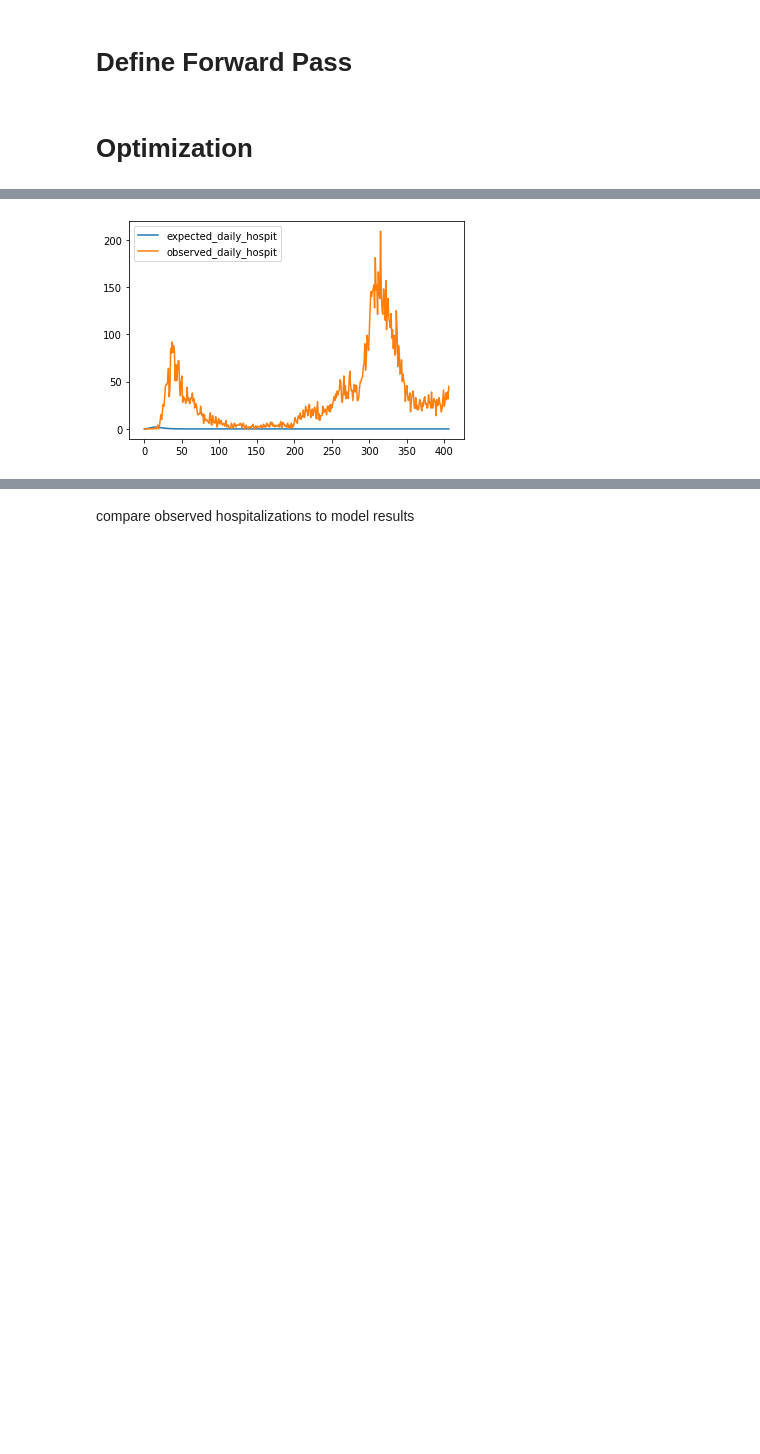
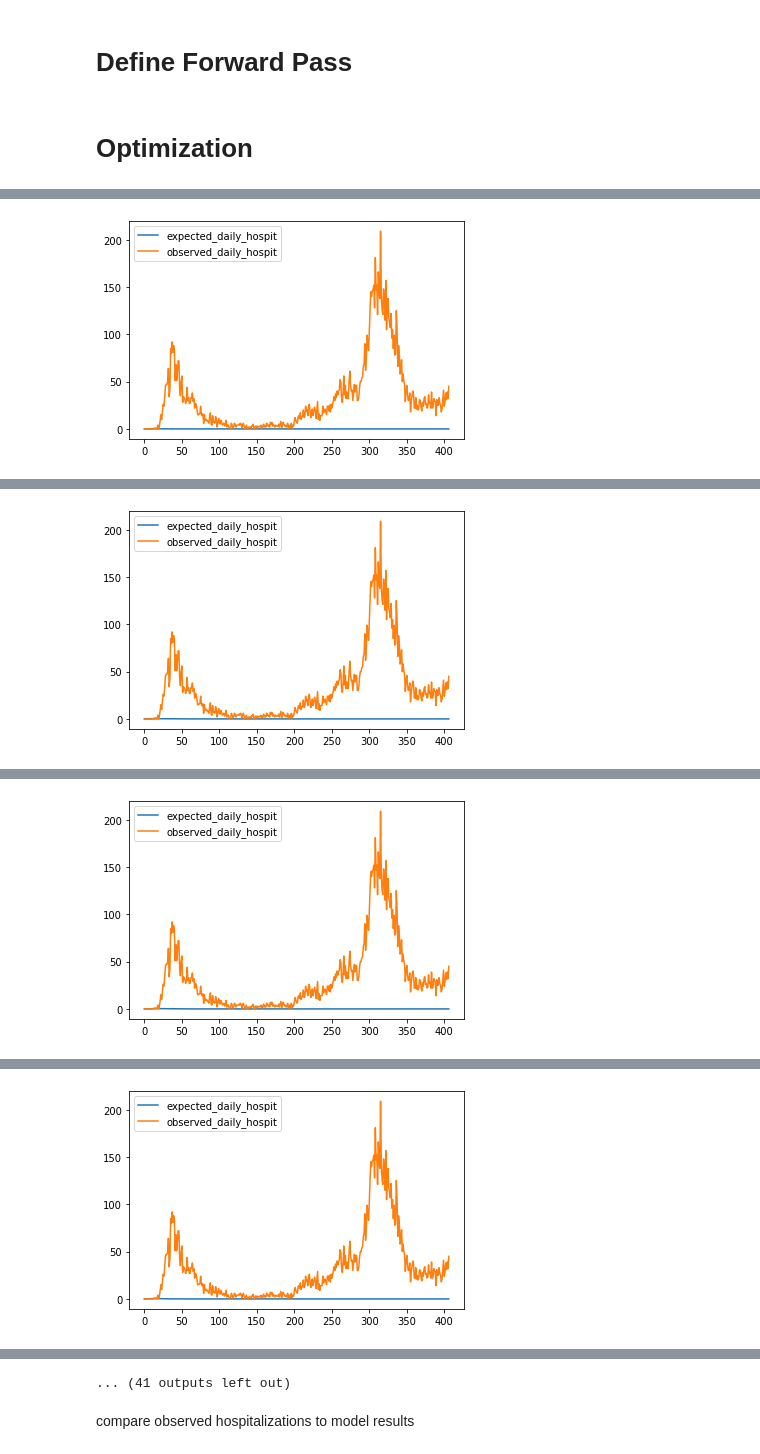
Before and after one commit to tsuehr/covid-prediction-tu, a Jupyter notebook: users/Timo/CovidPrediction_BaseModel_Tensors_V2.ipynb, the cells around one changed output, grey strips where cells are left out. Cells and saved outputs as stored; diff of their text form; code cells hidden in the pictures; blank space fills up the shorter version.

```diff
--- a/users/Timo/CovidPrediction_BaseModel_Tensors_V2.ipynb
+++ b/users/Timo/CovidPrediction_BaseModel_Tensors_V2.ipynb
@@ -74,8 +71,0 @@ Initialize time series variables
-# %%
-"""newly_infected = torch.zeros(num_observations)  # number of newly infected
-effectively_infectious = torch.zeros(num_observations)  # effective number of infectious individuals
-expected_daily_hospit = torch.zeros(num_observations)  # expected number of daily hospitalizations
-cumulative_infected = torch.zeros(num_observations)  # cumulative number of infected
-eta_t = torch.zeros(num_observations)  # transformed reproduction number
-epsilon_t = torch.zeros(num_observations)  # random walk
-St = torch.zeros(num_observations)  # fraction of susceptible population"""
@@ -86,5 +71,0 @@ seed initial infection / impute first `num_impute` days
-# %%
-"""newly_infected[0:num_impute] = y.clone()
-cumulative_infected[0] = 0.
-cumulative_infected[1:num_impute] = torch.cumsum(newly_infected[0:num_impute - 1].clone(), dim=0)
-St[0:num_impute] = torch.tensor([torch.maximum(population.clone() - x, torch.tensor(0)) / population for x in cumulative_infected[0:num_impute].clone()])"""
@@ -94,6 +73,7 @@ St[0:num_impute] = torch.tensor([torch.maximum(population.clone() - x, torch.ten
 # Define Forward Pass
 # %%
 def forward_pass():
+
   # Initialize time series variables
   newly_infected = torch.zeros(num_observations)  # number of newly infected
   effectively_infectious = torch.zeros(num_observations)  # effective number of infectious individuals
@@ -111,9 +91,9 @@ def forward_pass():
 
   # calculate Rt: the basic reproduction number
   beta_0 = torch.log(R0)
-  epsilon_t[0] = torch.normal(cero, sigma)
+  epsilon_t[0] = torch.distributions.Normal(cero, sigma).rsample()
   for t in range(1, num_observations):
-      epsilon_t[t] = torch.normal(epsilon_t[t - 1].clone(), sigma)
+      epsilon_t[t] = torch.distributions.Normal(epsilon_t[t - 1].clone(), sigma).rsample()
   eta_t = beta_0 + epsilon_t  # + RNN[X_t, t]  # .clone() necessary?
   Rt = torch.exp(eta_t)
 
@@ -121,13 +101,13 @@ def forward_pass():
   for t in range(num_impute, num_observations):
       # Update cumulative newly_infected
       cumulative_infected[t] = cumulative_infected[t - 1].clone() + newly_infected[t - 1].clone()
-      # Adjusts for portion of pop that are susceptible
-      St[t] = torch.maximum(population.clone() - cumulative_infected[t].clone(), cero) / population.clone()
       # effective number of infectous individuals
       for i in range(0, t - 1):
           effectively_infectious[t] += newly_infected[i].clone() * serial_interval[t - i].clone()
+  # Adjusts for portion of pop that are susceptible
+  St[num_impute:num_observations] = torch.maximum(population.clone() - cumulative_infected[num_impute:num_observations].clone(), cero) / population.clone() ## for loop necessary?
 
-      # number of new infections (unobserved)
+  # number of new infections (unobserved)
   newly_infected[num_impute:num_observations] = St[num_impute:num_observations].clone() * Rt[num_impute:num_observations].clone() * effectively_infectious[num_impute:num_observations].clone() # .clone() necessary?
 
   # calculate expected number of hospitalizations
@@ -135,7 +115,7 @@ def forward_pass():
   for t in range(1, num_observations):
       for i in range(0, t - 1):
           expected_daily_hospit[t] += newly_infected[i].clone() * pi[t - i].clone()
-  expected_daily_hospit = alpha * expected_daily_hospit # .clone() necessary?
+  expected_daily_hospit = alpha * expected_daily_hospit
 
   return expected_daily_hospit
 # %% [markdown]
@@ -143,15 +123,16 @@ def forward_pass():
 # %%
 learning_rate = 1e-6
 
-for t in range (10):
+for t in range (100):
   # forward pass - calculate expected_daily_hospit
   expected_daily_hospit = forward_pass()
 
   loss = (observed_daily_hospit - expected_daily_hospit).pow(2).sum()
     # for i in 1:num_obs
     #   ℓ += logpdf( NegativeBinomial2(expected_daily_hospit[i], ϕ), observed_hospit[i])
-  loss += truncnorm.logpdf(x=R0.detach().numpy() ,a=2, b=5, loc=0, scale=0.8)
-  loss += truncnorm.logpdf(x=alpha.detach().numpy() ,a=0, b=5/100, loc=0, scale=1/100)
+  loss -= truncnorm.logpdf(x=R0.detach().numpy() ,a=2, b=5, loc=0, scale=0.8)
+  loss += truncnorm.logpdf(x=alpha.detach().numpy(),a=0 , b=5/100, loc=0, scale=1)
+  loss += truncnorm.logpdf(x=sigma.detach().numpy(),a=0 , b=0.15, loc=0, scale=1)
   loss.backward()
 
   print(f'Time Step: {t}, Loss: {loss}, Observed_daily_hospit: {torch.sum(observed_daily_hospit)}, Expected_daily_hospit: {torch.sum(expected_daily_hospit)}')
@@ -171,8 +152,9 @@ for t in range (10):
     alpha.grad = None
     sigma.grad = None
 
-plt.plot(expected_daily_hospit.detach().numpy(), label='expected_daily_hospit')
-plt.plot(observed_daily_hospit.detach().numpy(), label='observed_daily_hospit')
-plt.legend()
-plt.show()
+
+  plt.plot(expected_daily_hospit.detach().numpy(), label='expected_daily_hospit')
+  plt.plot(observed_daily_hospit.detach().numpy(), label='observed_daily_hospit')
+  plt.legend()
+  plt.show()
 # %% [output]
@@ -199,0 +166 @@ Time Step: 9, Loss: -inf, Observed_daily_hospit: 13199.0, Expected_daily_hospit:
+[figure, added]
@@ -199,0 +169 @@ Time Step: 9, Loss: -inf, Observed_daily_hospit: 13199.0, Expected_daily_hospit:
+[figure, added]
@@ -199,0 +172 @@ Time Step: 9, Loss: -inf, Observed_daily_hospit: 13199.0, Expected_daily_hospit:
+[figure, added]
@@ -200,3 +179,4 @@ Time Step: 9, Loss: -inf, Observed_daily_hospit: 13199.0, Expected_daily_hospit:
+... (41 outputs left out)
 # %% [markdown]
 compare observed hospitalizations to model results
 # %%
```
Also changed, not shown: parts of 5 cells of this notebook, 3 other files.
